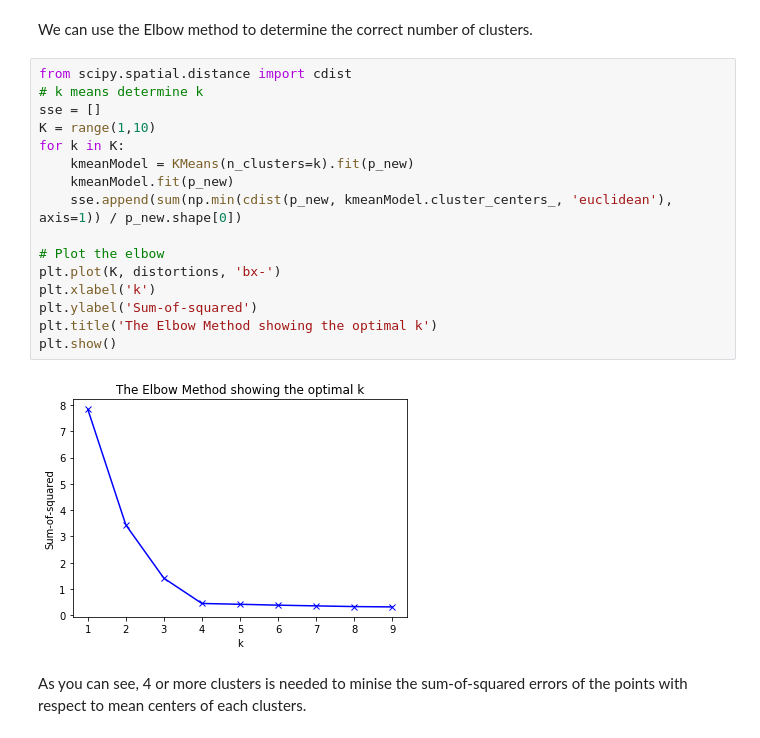
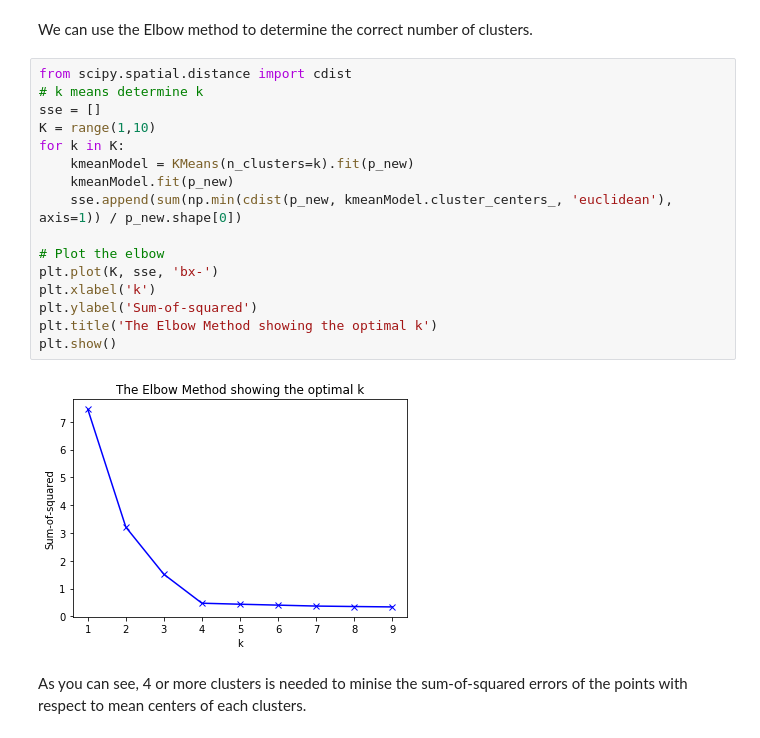
Before and after one commit to dparkins/clustering_analysis, a Jupyter notebook: clustering-analysis.ipynb, the cells around one changed output. Saved outputs shown, nothing was run; the diff lists cells and outputs as text.

```diff
--- a/clustering-analysis.ipynb
+++ b/clustering-analysis.ipynb
@@ -144,21 +144,21 @@ We can use the Elbow method to determine the correct number of clusters.
 # %%
 from scipy.spatial.distance import cdist
 # k means determine k
 sse = []
 K = range(1,10)
 for k in K:
     kmeanModel = KMeans(n_clusters=k).fit(p_new)
     kmeanModel.fit(p_new)
     sse.append(sum(np.min(cdist(p_new, kmeanModel.cluster_centers_, 'euclidean'), axis=1)) / p_new.shape[0])
 
 # Plot the elbow
-plt.plot(K, distortions, 'bx-')
+plt.plot(K, sse, 'bx-')
 plt.xlabel('k')
 plt.ylabel('Sum-of-squared')
 plt.title('The Elbow Method showing the optimal k')
 plt.show()
 # %% [output]
-[figure, old version]
+[figure, new version]
 # %% [markdown]
 As you can see, 4 or more clusters is needed to minise the sum-of-squared errors of the points with respect to mean centers of each clusters.
 # %% [markdown]
```
Also changed, not shown: parts of 13 cells of this notebook.
